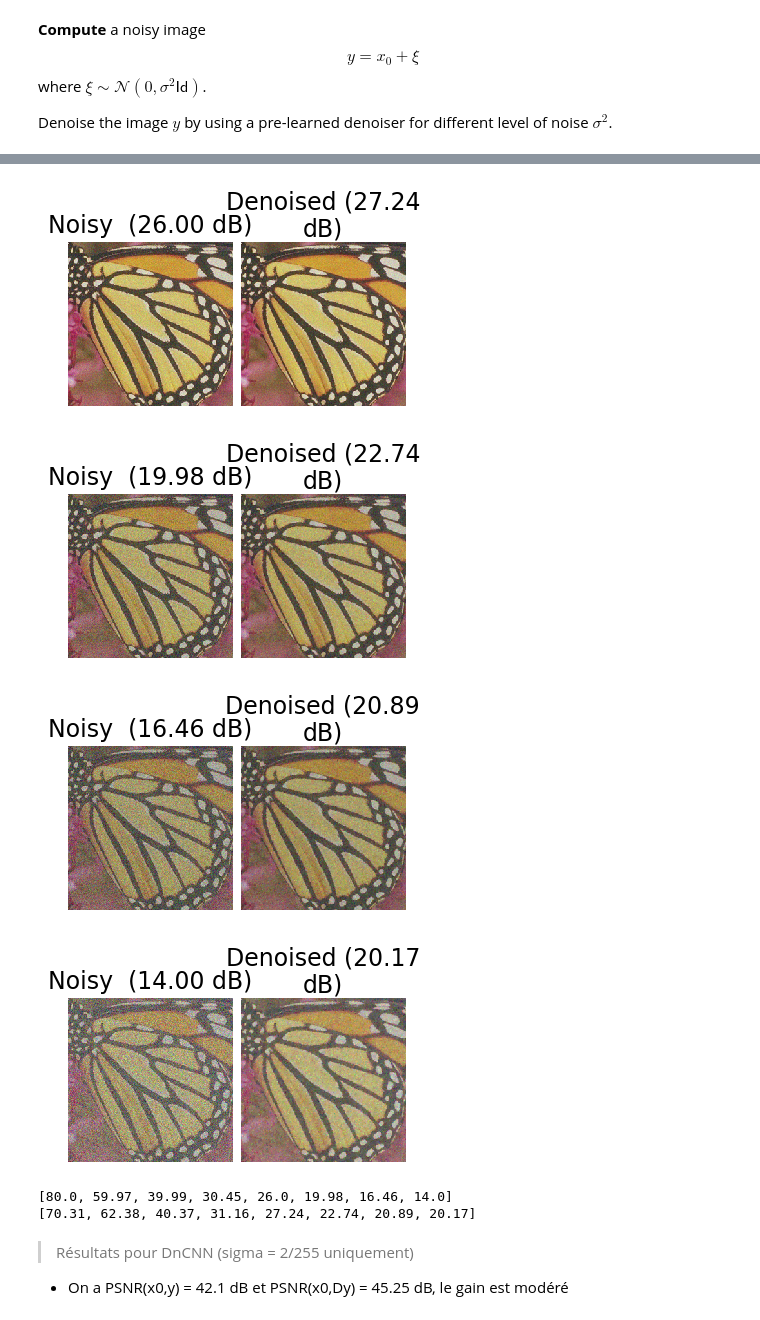
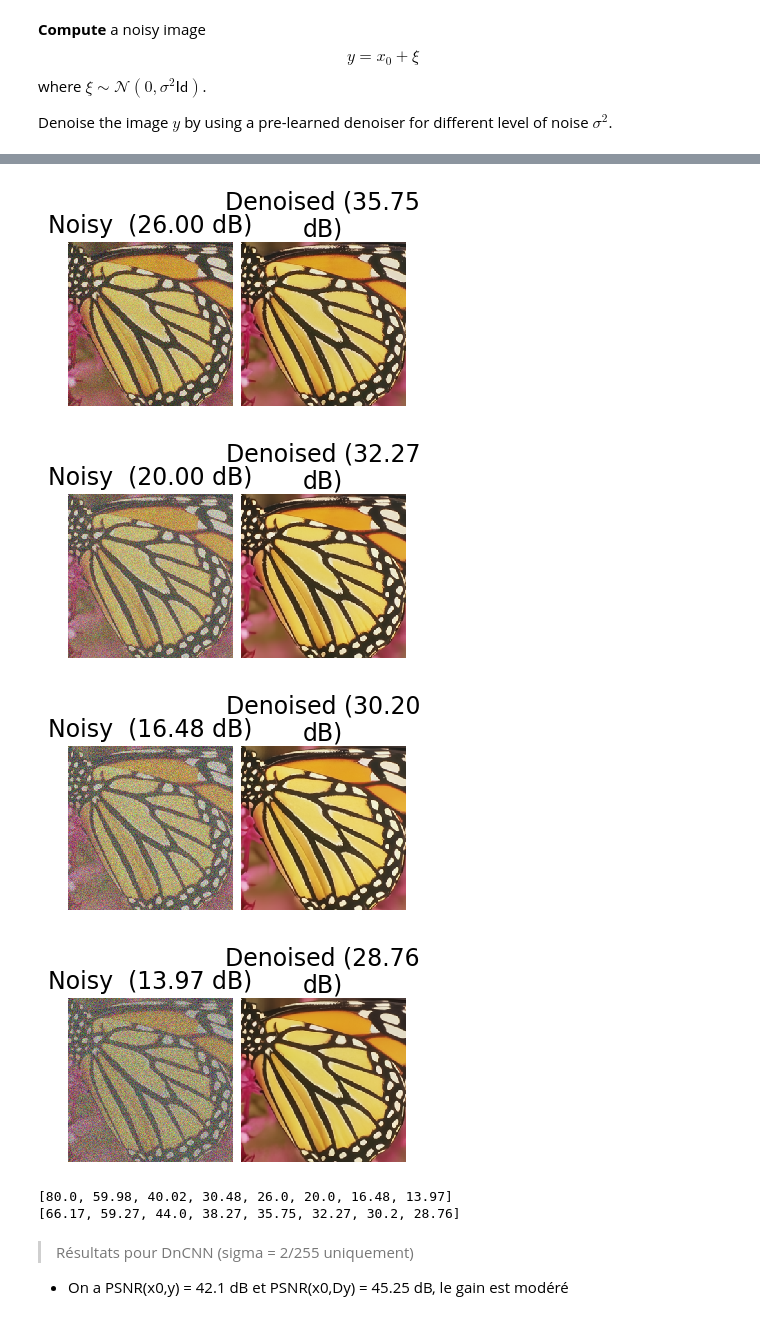
Before and after one commit to selim-ba/insa-image, a Jupyter notebook: TP_1_Image_PnP_Unroll.ipynb, the cells around one changed output, grey strips where cells are left out. Drawn from its saved outputs; the diff is of its cells as text; code cells hidden in the pictures.

```diff
--- a/TP_1_Image_PnP_Unroll.ipynb
+++ b/TP_1_Image_PnP_Unroll.ipynb
@@ -111,7 +111,7 @@ psnr_x0_Dy = []
 
 for sigma in sigmas_DRUNET:
   y = x0 + sigma*torch.randn_like(x0)
-  Dy = D(y,sigma)
+  Dy = D1(y,sigma)
   psnr_x0_y.append(round(psnr(x0,y).item(),2))
   psnr_x0_Dy.append(round(psnr(x0,Dy).item(),2))
 
@@ -129,9 +129,9 @@ print(psnr_x0_Dy)
-[figure, old version]
+[figure, new version]
-[figure, old version]
+[figure, new version]
-[figure, old version]
+[figure, new version]
-[figure, old version]
+[figure, new version]
-[80.0, 59.97, 39.99, 30.45, 26.0, 19.98, 16.46, 14.0]
-[70.31, 62.38, 40.37, 31.16, 27.24, 22.74, 20.89, 20.17]
+[80.0, 59.98, 40.02, 30.48, 26.0, 20.0, 16.48, 13.97]
+[66.17, 59.27, 44.0, 38.27, 35.75, 32.27, 30.2, 28.76]
 # %% [markdown]
 > Résultats pour DnCNN (sigma = 2/255 uniquement)
 - On a PSNR(x0,y) = 42.1 dB et PSNR(x0,Dy) = 45.25 dB, le gain est modéré
```
Also changed, not shown: parts of 7 cells of this notebook.
